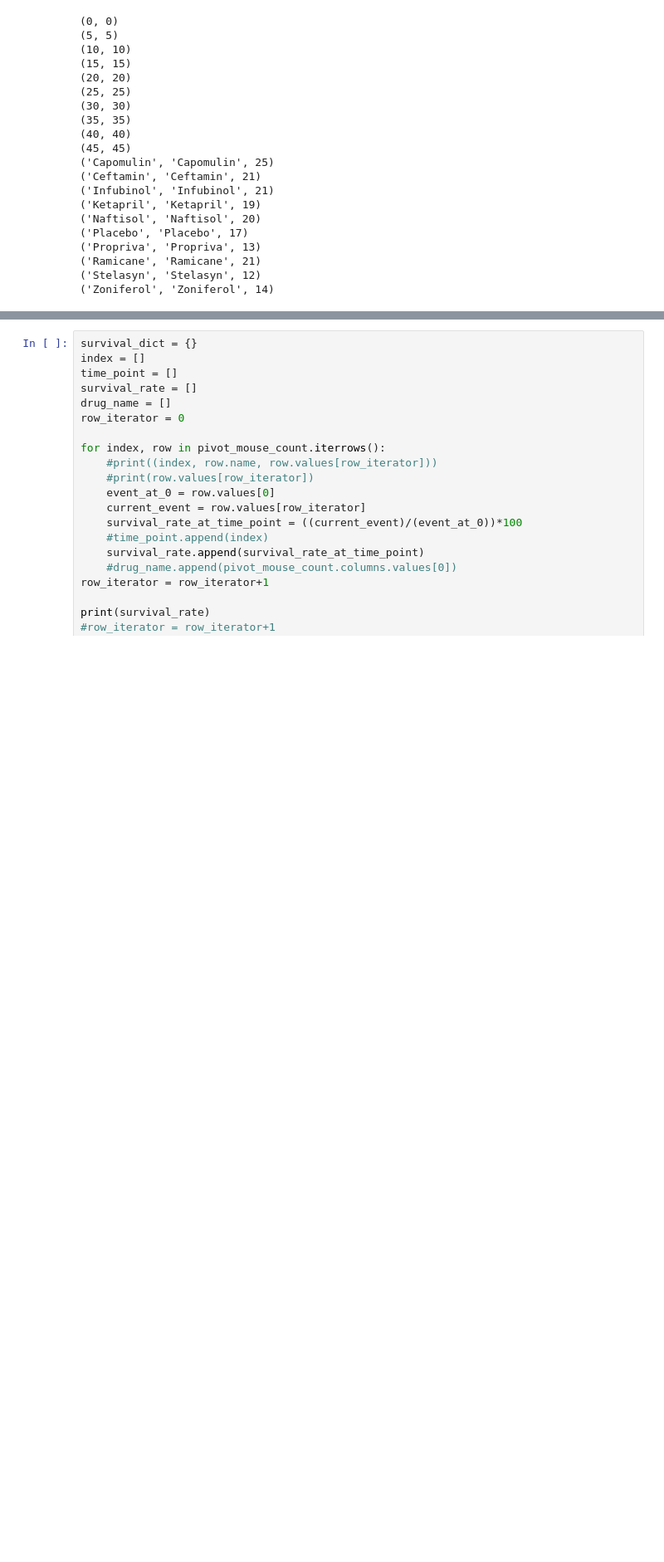
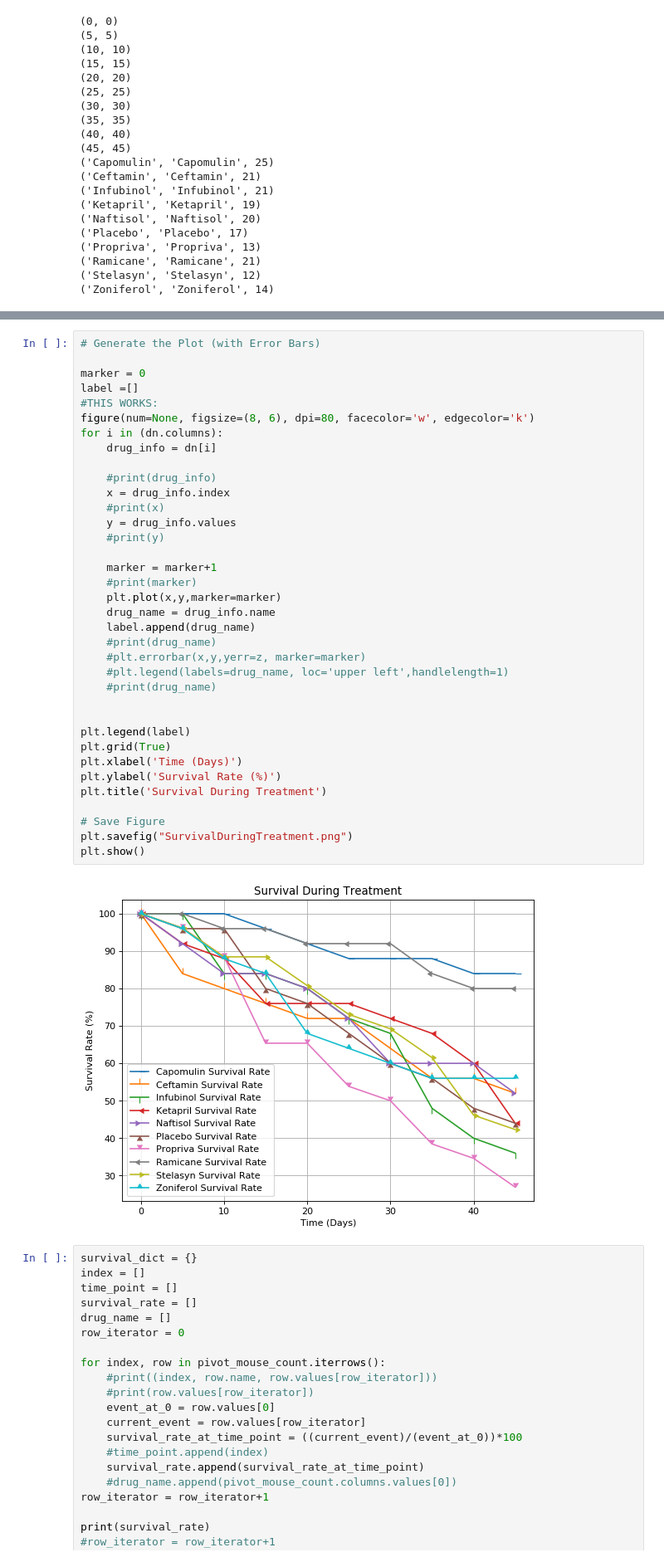
Before and after one commit to kglibrarian/pymaceuticals, a Jupyter notebook: pymaceuticals.ipynb, the cells around one changed output, grey strips where cells are left out. Shown at 83% size. Cells and saved outputs as stored; diff of their text form; blank space fills up the shorter version.

Commit message:
added survival graph

```diff
--- a/pymaceuticals.ipynb
+++ b/pymaceuticals.ipynb
@@ -499,6 +466,44 @@ Zoniferol
 | 10 | 100.0 | 80.0 | 84.0 | 88.0 | ... |
 | 15 | 96.0 | 76.0 | 84.0 | 76.0 | ... |
 | 20 | 92.0 | 72.0 | 80.0 | 76.0 | ... |
+# %%
+# Generate the Plot (with Error Bars)
+
+marker = 0
+label =[]
+#THIS WORKS:
+figure(num=None, figsize=(8, 6), dpi=80, facecolor='w', edgecolor='k')
+for i in (dn.columns):
+    drug_info = dn[i]
+
+    #print(drug_info)
+    x = drug_info.index
+    #print(x)
+    y = drug_info.values
+    #print(y)
+
+    marker = marker+1
+    #print(marker)
+    plt.plot(x,y,marker=marker)
+    drug_name = drug_info.name
+    label.append(drug_name)
+    #print(drug_name)
+    #plt.errorbar(x,y,yerr=z, marker=marker)
+    #plt.legend(labels=drug_name, loc='upper left',handlelength=1)
+    #print(drug_name)
+
+
+plt.legend(label)
+plt.grid(True)
+plt.xlabel('Time (Days)')
+plt.ylabel('Survival Rate (%)')
+plt.title('Survival During Treatment')
+
+# Save Figure
+plt.savefig("SurvivalDuringTreatment.png")
+plt.show()
+# %% [output]
+[figure, added]
 # %%
 survival_dict = {}
 index = []
```
Also changed, not shown: parts of 1 cell of this notebook, 2 other files.
